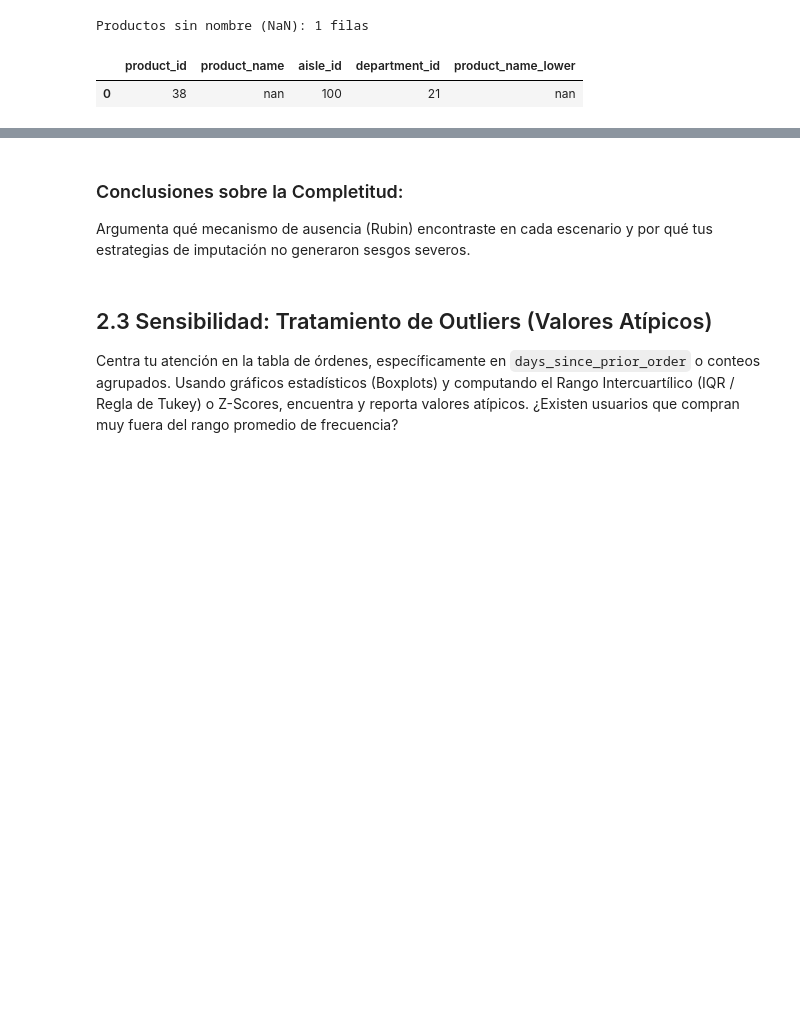
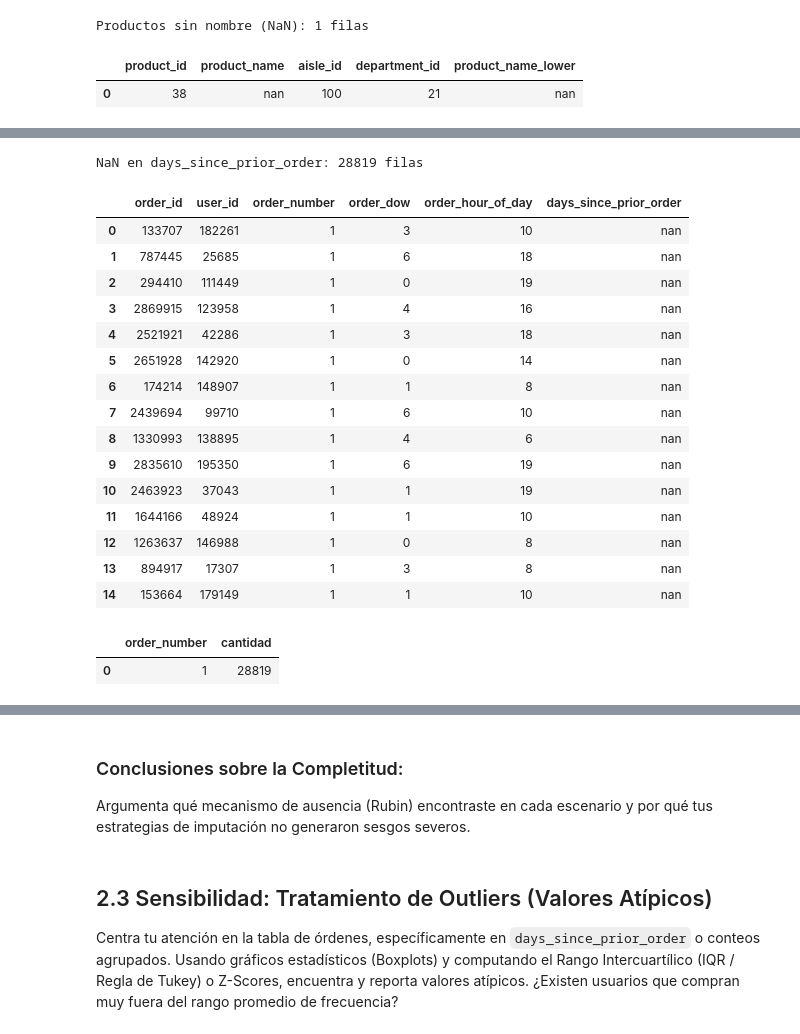
Before and after one commit to osbonilla/ds-week-2, a Jupyter notebook: taller_3_nombre_apellido.ipynb, the cells around one changed output, grey strips where cells are left out. Drawn from its saved outputs; the diff is of its cells as text; code cells hidden in the pictures; blank space fills up the shorter version.

```diff
--- a/taller_3_nombre_apellido.ipynb
+++ b/taller_3_nombre_apellido.ipynb
@@ -296,3 +296,43 @@ Products tras eliminar NaN — shape: (48332, 5)
 | 7 | 8 | Cut Russet Potatoes Steam N' Mash | 116 | 1 | cut russet potatoes steam n' mash |
 | 8 | 9 | Light Strawberry Blueberry Yogurt | 120 | 16 | light strawberry blueberry yogurt |
 | 9 | 10 | Sparkling Orange Juice & Prickly ... | 115 | 7 | sparkling orange juice & prickly ... |
+# %%
+# Visualizar las filas de nan en orders days_since_prior_order
+nan_days = orders[orders['days_since_prior_order'].isna()]
+
+display(
+    nan_days.head(15)
+    .reset_index(drop=True)
+    .style.set_caption(f"NaN en days_since_prior_order: {len(nan_days)} filas")
+)
+# %% [output]
+NaN en days_since_prior_order: 28819 filas
+|  | order_id | user_id | order_number | order_dow | order_hour_of_day | days_since_prior_order |
+| 0 | 133707 | 182261 | 1 | 3 | 10 | nan |
+| 1 | 787445 | 25685 | 1 | 6 | 18 | nan |
+| 2 | 294410 | 111449 | 1 | 0 | 19 | nan |
+| 3 | 2869915 | 123958 | 1 | 4 | 16 | nan |
+| 4 | 2521921 | 42286 | 1 | 3 | 18 | nan |
+| 5 | 2651928 | 142920 | 1 | 0 | 14 | nan |
+| 6 | 174214 | 148907 | 1 | 1 | 8 | nan |
+| 7 | 2439694 | 99710 | 1 | 6 | 10 | nan |
+| 8 | 1330993 | 138895 | 1 | 4 | 6 | nan |
+| 9 | 2835610 | 195350 | 1 | 6 | 19 | nan |
+| 10 | 2463923 | 37043 | 1 | 1 | 19 | nan |
+| 11 | 1644166 | 48924 | 1 | 1 | 10 | nan |
+| 12 | 1263637 | 146988 | 1 | 0 | 8 | nan |
+| 13 | 894917 | 17307 | 1 | 3 | 8 | nan |
+| 14 | 153664 | 179149 | 1 | 1 | 10 | nan |
+# %%
+# Verificación si los NaN en days_since_prior_order corresponden a los primeros pedidos (order_number == 1)
+verificacion = (nan_days['order_number']
+                .value_counts()
+                .reset_index()
+                .rename(columns={'index': 'order_number', 'count': 'cantidad'}))
+
+display(
+    verificacion
+)
+# %% [output]
+|  | order_number | cantidad |
+| 0 | 1 | 28819 |
```
Also changed, not shown: parts of 2 cells of this notebook.
